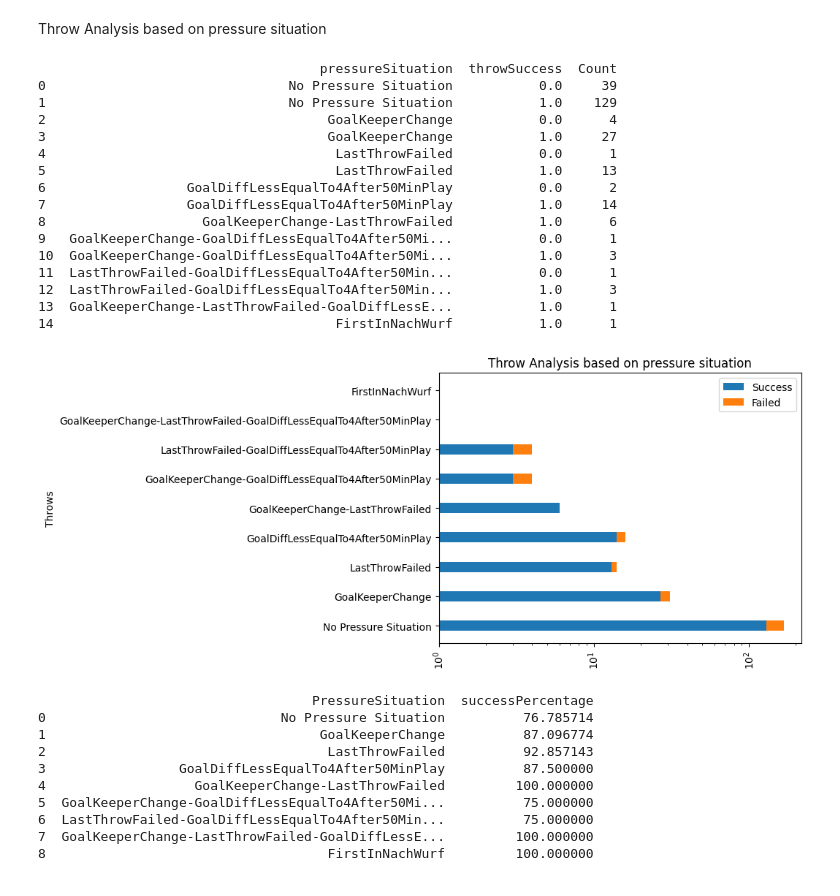
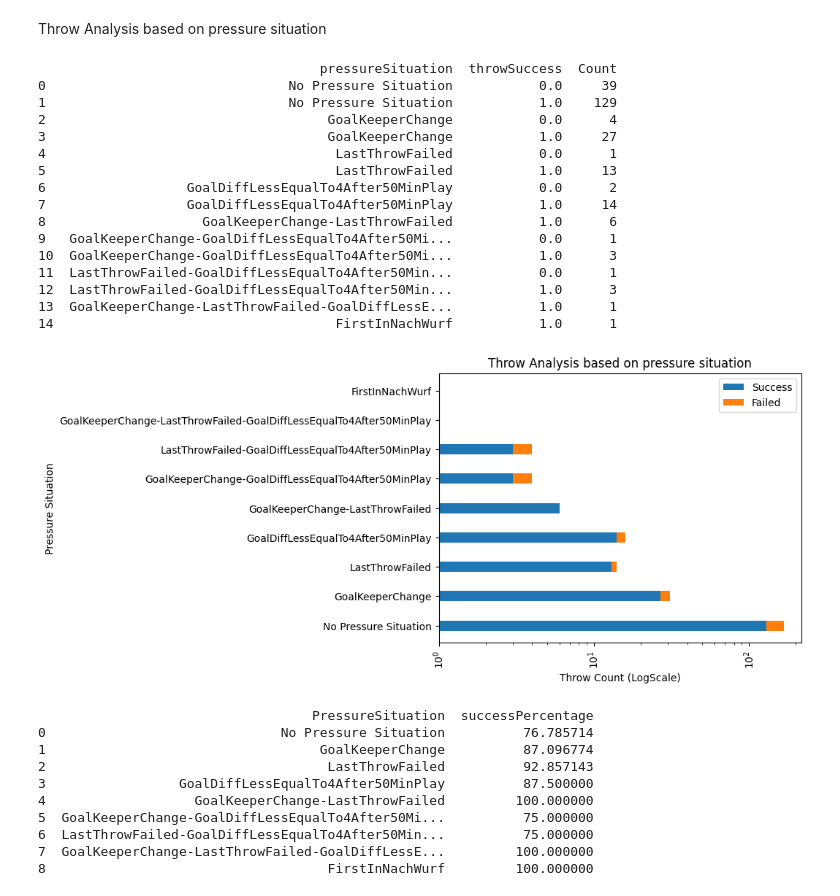
Before and after one commit to nayansavaliya/handball-data-science, a Jupyter notebook: src/league3v4.ipynb, the cells around one changed output. Saved outputs shown, nothing was run; the diff lists cells and outputs as text; code cells hidden in the pictures.

Commit message:
added throw summary

```diff
--- a/src/league3v1.ipynb
+++ b/src/league3v4.ipynb
@@ -334,35 +376,36 @@ for g in grp:
 width = 0.35       # the width of the bars: can also be len(x) sequence
 
 fig, ax = plt.subplots()
 
 ax.barh(grp, s, width,  label='Success')
 ax.barh(grp, f, width,  left=s,
        label='Failed')
 
-ax.set_ylabel('Throws')
+ax.set_ylabel('Pressure Situation')
+ax.set_xlabel('Throw Count (LogScale)')
 ax.set_xscale('log')
 ax.set_title('Throw Analysis based on pressure situation')
 ax.legend()
 plt.xticks(rotation=90)
 plt.show()
 # %% [output]
                                     pressureSituation  throwSuccess  Count
 0                               No Pressure Situation           0.0     39
 1                               No Pressure Situation           1.0    129
 2                                    GoalKeeperChange           0.0      4
 3                                    GoalKeeperChange           1.0     27
 4                                     LastThrowFailed           0.0      1
 5                                     LastThrowFailed           1.0     13
 6                  GoalDiffLessEqualTo4After50MinPlay           0.0      2
 7                  GoalDiffLessEqualTo4After50MinPlay           1.0     14
 8                    GoalKeeperChange-LastThrowFailed           1.0      6
 9   GoalKeeperChange-GoalDiffLessEqualTo4After50Mi...           0.0      1
 10  GoalKeeperChange-GoalDiffLessEqualTo4After50Mi...           1.0      3
 11  LastThrowFailed-GoalDiffLessEqualTo4After50Min...           0.0      1
 12  LastThrowFailed-GoalDiffLessEqualTo4After50Min...           1.0      3
 13  GoalKeeperChange-LastThrowFailed-GoalDiffLessE...           1.0      1
 14                                    FirstInNachWurf           1.0      1
-[figure, old version]
+[figure, new version]
 # %%
 
 pressureSituation = pd.DataFrame({'PressureSituation':grp,'successPercentage':[(se/te)*100 for se, te in zip(s, t)]})
```
Also changed, not shown: parts of 4 cells of this notebook, 4 other files.
